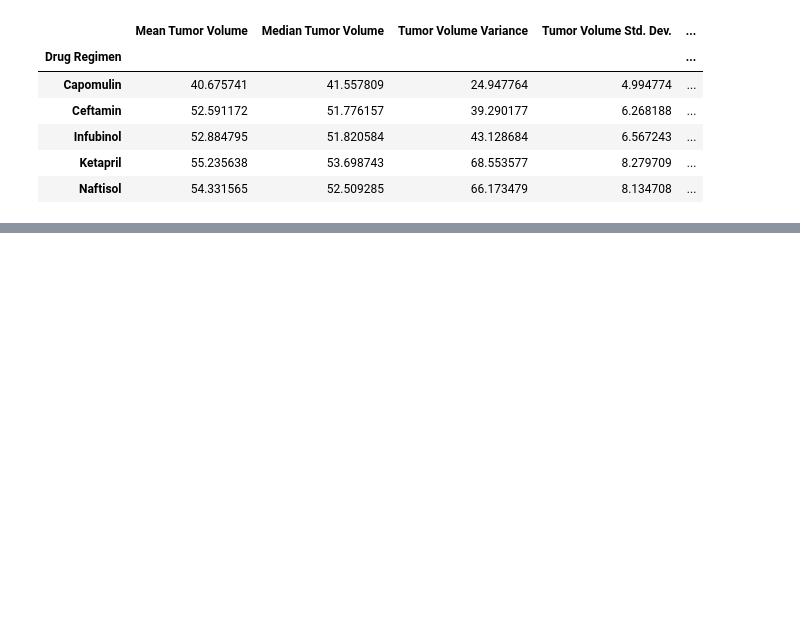
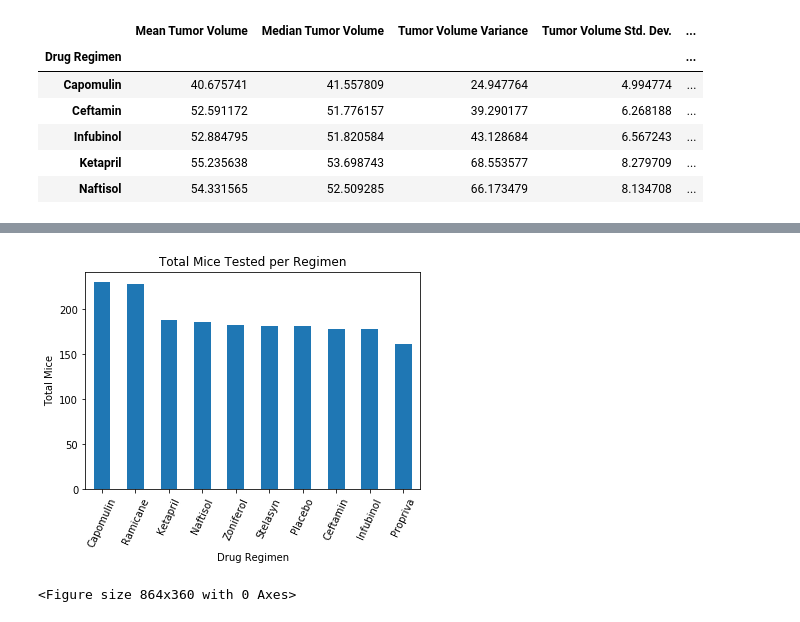
Before and after one commit to theriotn95/Pymaceuticals, a Jupyter notebook: pymaceuticals_study.ipynb, the cells around one changed output, grey strips where cells are left out. Cells and saved outputs as stored; diff of their text form; code cells hidden in the pictures; blank space fills up the shorter version.

```diff
--- a/pymaceuticals_study.ipynb
+++ b/pymaceuticals_study.ipynb
@@ -27,3 +27,7 @@ combined_df.head()
 | 2 | k403 | Ramicane | Male | 21 | 16 | 10 | 35.014271 | ... |
 | 3 | k403 | Ramicane | Male | 21 | 16 | 15 | 34.223992 | ... |
 | 4 | k403 | Ramicane | Male | 21 | 16 | 20 | 32.997729 | ... |
+# %%
+# Create reference for calcualtions later on
+study_df = pd.DataFrame(combined_df)
+study_df
@@ -51,0 +75,18 @@ sum_table.head()
+# %%
+#Using pandas to create a bar plot to display number of data points for each treatment regimen
+
+reg_df = study_df['Drug Regimen'].value_counts()
+reg_df.head()
+
+reg_df.plot(kind='bar')
+plt.title("Total Mice Tested per Regimen")
+plt.ylabel("Total Mice")
+plt.xlabel("Drug Regimen")
+plt.xticks(rotation=65)
+plt.figure(figsize=(12,5))
+
+
+plt.show()
+# %% [output]
+[figure, added]
+<Figure size 864x360 with 0 Axes>
```
Also changed, not shown: parts of 9 cells of this notebook.
